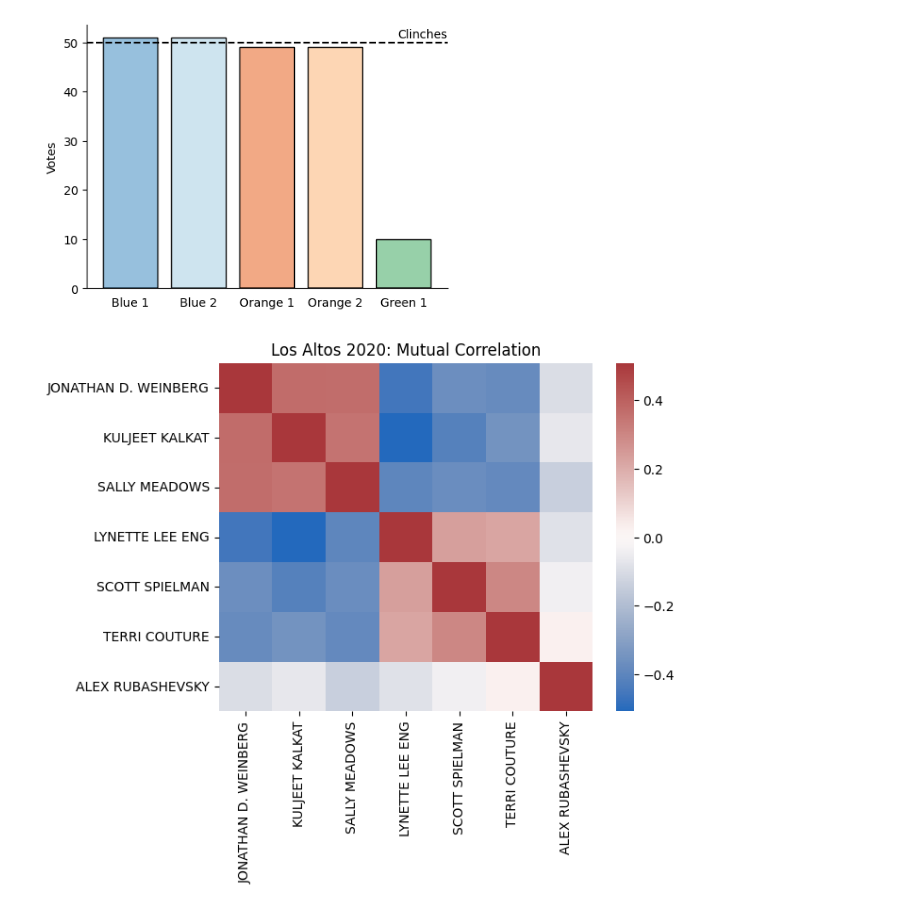
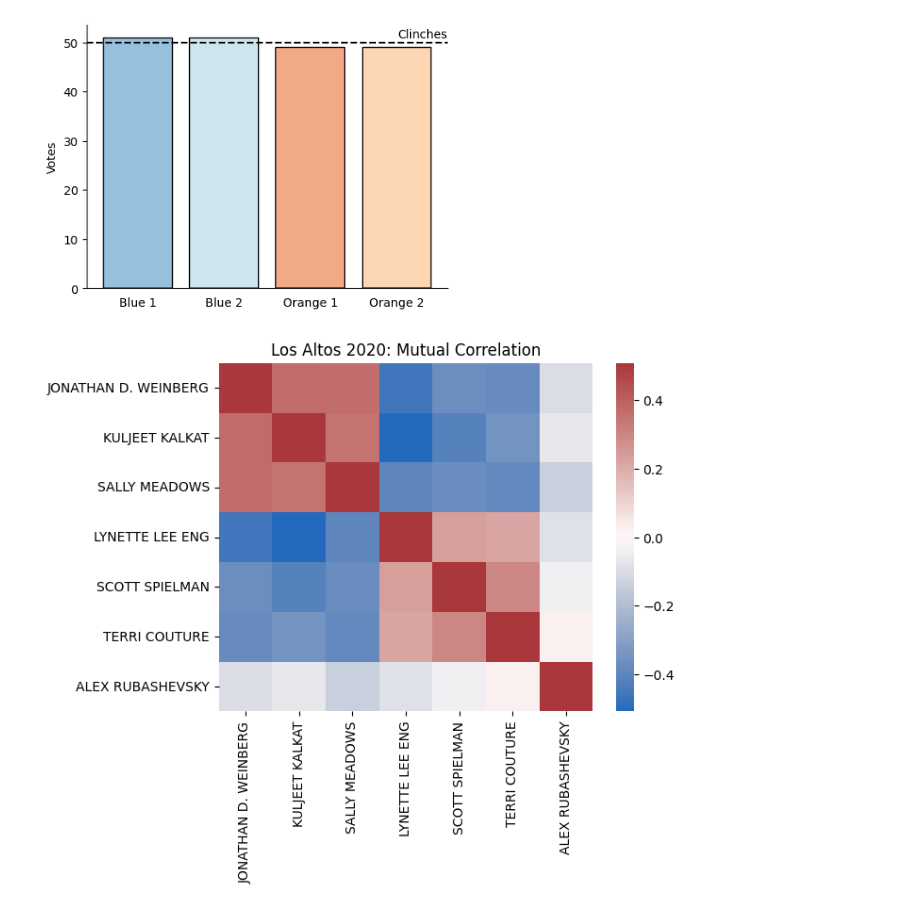
Before and after one commit to chrisroat/voters_choice, a Jupyter notebook: voters_choice.ipynb, the cells around one changed output. Cells and saved outputs as stored; diff of their text form; code cells hidden in the pictures.

Commit message:
Round of plot updates

```diff
--- a/voters_choice.ipynb
+++ b/voters_choice.ipynb
@@ -6,10 +6,12 @@ import seaborn as sns
 
 from matplotlib import patches
 # %%
+threshold_text = "Win Threshold"
 colors = {
     "Orange": ["#e6550d", "#fdae6b", "#fee6ce",],
     "Blue": ["#3182bd", "#9ecae1", "#deebf7",],
     "Green": ["#31a354", "#a1d99b", "#e5f5e0",],
+    "Purple": ["#756bb1", "#bcbddc", "#efedf5",],
 }
 
 def plot_election(candidates, ax):
@@ -29,16 +31,19 @@ def plot_lines(lines, ax):
         ax.text(text_x, level*1.01, text, va="bottom", ha="right")
 
 
-def plot_arrow(posA, posB, fig):
-    arrow = patches.FancyArrowPatch(posA, posB,
-                                    color=colors["Blue"][0],
-                                    connectionstyle="angle3, angleA=0, angleB=-45",
+def plot_arrow(fig, posA, posB, color="Blue", txt_pos=None, angleA=0):
+    arrow = patches.FancyArrowPatch(posA=posA, posB=posB,
+                                    color=colors[color][0],
                                     arrowstyle="->, head_width=5, head_length=10",
                                     linewidth=2,
                                     transform=fig.transFigure)
+    arrow.set_connectionstyle("angle3", angleA=angleA, angleB=-45)
     fig.patches.append(arrow)
 
-def make_plot(cands0, lines0, cands1=None, lines1=None, arrow_ends=None):
+    if txt_pos:
+        fig.text(*txt_pos, "Allocate excess votes\nto next-ranked choice", color=colors[color][0])
+
+def make_plot(cands0, lines0, cands1=None, lines1=None, **kwargs):
     fig, (ax0, ax1) = plt.subplots(nrows=1, ncols=2, figsize=(12,4), sharey=True)
 
     plot_election(cands0, ax0)
@@ -50,14 +55,14 @@ def make_plot(cands0, lines0, cands1=None, lines1=None, arrow_ends=None):
     else:
         ax1.axis("off")
 
-    if arrow_ends:
-        plot_arrow(*arrow_ends, fig=fig)
+    if len(kwargs):
+        plot_arrow(**kwargs, fig=fig)
 # %%
-candidates = [("Blue 1", 51), ("Blue 2", 51), ("Orange 1", 49), ("Orange 2", 49), ("Green 1", 10)]
+candidates = [("Blue 1", 51), ("Blue 2", 51), ("Orange 1", 49), ("Orange 2", 49)]
 lines = [(50, "Clinches"),]
 make_plot(candidates, lines)
 # %% [output]
-[figure, old version]
+[figure, new version]
 # %%
 corr = pd.read_csv("los_altos_corr_2020.csv", index_col=0)
 mask = np.eye(corr.shape[0], dtype=np.bool_)
```
Also changed, not shown: parts of 5 cells of this notebook.
